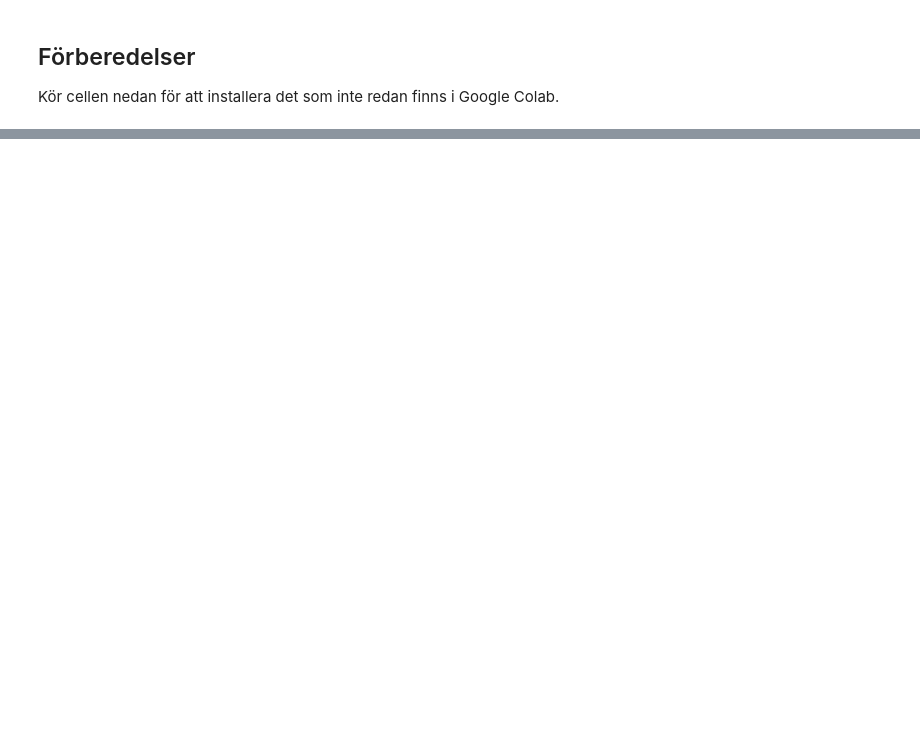
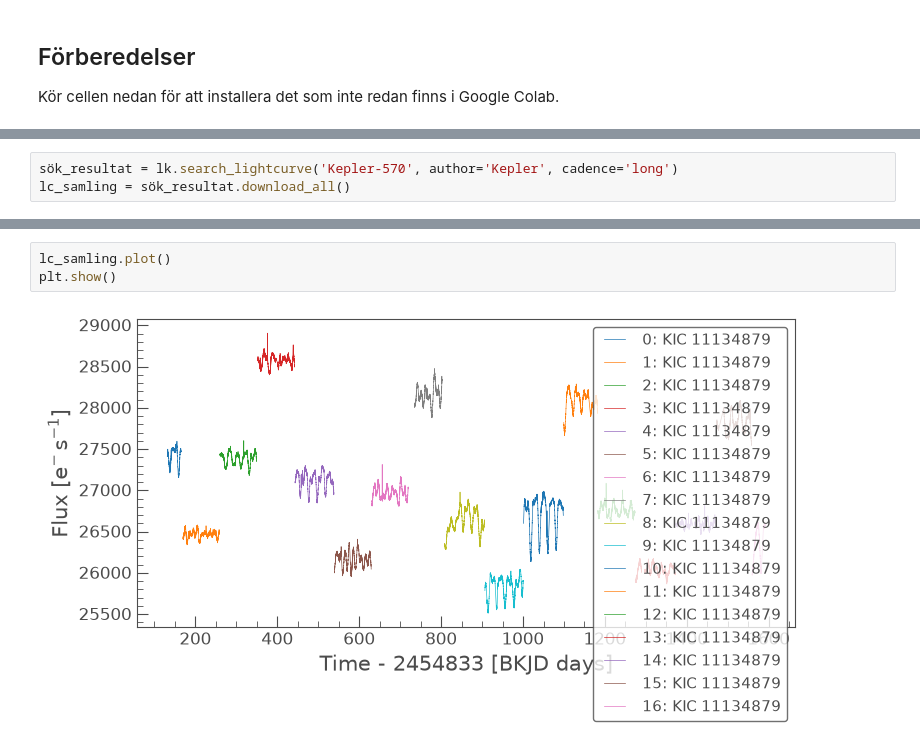
Before and after one commit to AU-s-Elevforbund/gymnasiearbete, a Jupyter notebook: 01-exoplanetens-storlek/01-exoplanetens-storlek.ipynb, the cells around one changed output, grey strips where cells are left out. Cells and saved outputs as stored; diff of their text form; blank space fills up the shorter version.

```diff
--- a/01-exoplanetens-storlek/01-exoplanetens-storlek.ipynb
+++ b/01-exoplanetens-storlek/01-exoplanetens-storlek.ipynb
@@ -63,0 +63,3 @@ import lightkurve as lk
+# %%
+sök_resultat = lk.search_lightcurve('Kepler-570', author='Kepler', cadence='long')
+lc_samling = sök_resultat.download_all()
@@ -63,0 +70,5 @@ import lightkurve as lk
+# %%
+lc_samling.plot()
+plt.show()
+# %% [output]
+[figure, added]
```
Also changed, not shown: parts of 34 cells of this notebook, 4 other files.
